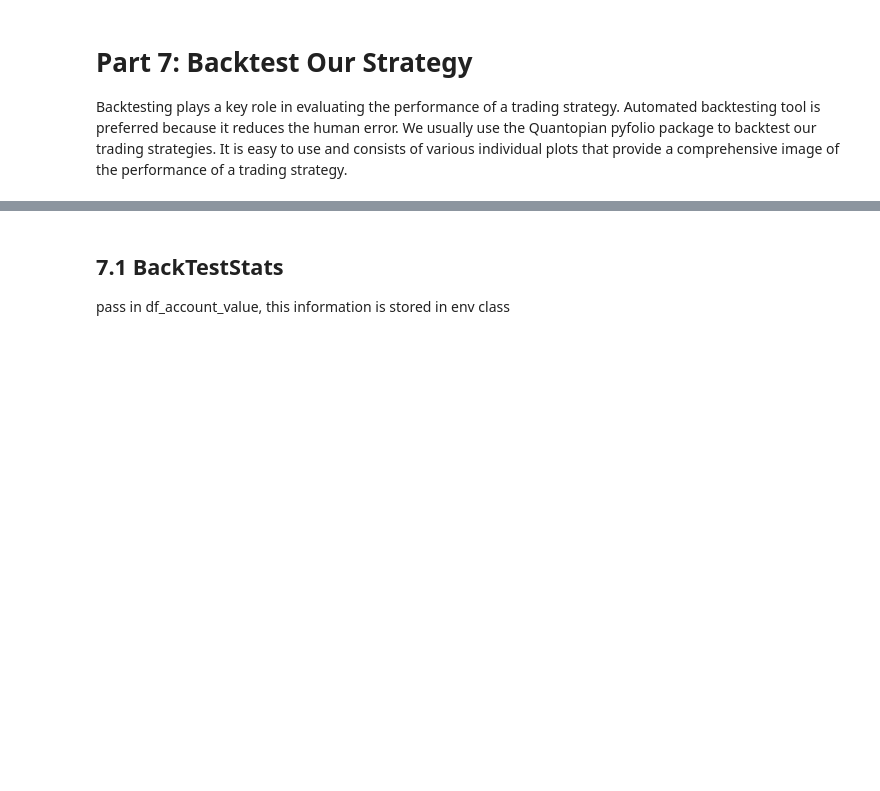
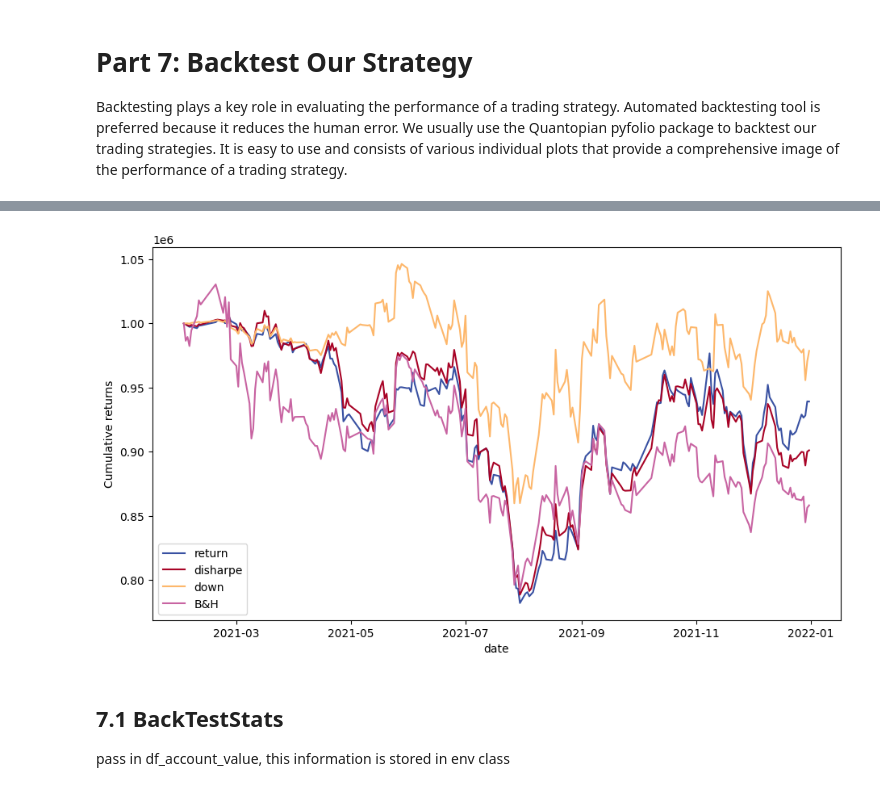
Before and after one commit to SPrense/Combined-temporal-feature-on-reinforcement-learning-for-automated-stock-trading, a Jupyter notebook: Ensemble_84.ipynb, the cells around one changed output, grey strips where cells are left out. Cells and saved outputs as stored; diff of their text form; code cells hidden in the pictures; blank space fills up the shorter version.

```diff
--- a/Ensemble_84.ipynb
+++ b/Ensemble_84.ipynb
@@ -1384,0 +1396,3 @@ df_returns
+# %%
+df_returns = df_returns1
+df_returns
@@ -1384,0 +1413,4 @@ df_returns
+# %%
+df_returns = pd.concat([df_returns,df_returns2['account_value']],axis=1)
+df_returns = pd.concat([df_returns,df_returns3['account_value']],axis=1)
+df_returns
@@ -1387,8 +1433,8 @@ df_returns = df_returns[['date','8+','3+']]
 # %%
 df_returns = pd.concat([df_returns,baseline_sse['account_value']],axis=1)
 # df_returns.columns = ['date','td3','sac','ppo','sse','ewtf']
-# %%
-df_returns.columns = ('date','8+','3+','sse')
+# %%
+df_returns.columns = ('date','return','disharpe','down','B&H')
 # %%
 df_returns = df_returns.drop('sse',axis=1)
 # %%
@@ -1398,22 +1458,24 @@ df_returns['date'] = pd.to_datetime(df_returns['date'])
 # %%
 %matplotlib inline
 import matplotlib.pyplot as plt
 plt.figure(figsize= (11,6))
 
-plt.plot(df_returns['date'],df_returns['8+'],label = 'D=8',color = (57/255,81/255,162/255))
-plt.plot(df_returns['date'],df_returns['3+'],label = 'D=3',color = (168/255,3/255,38/255))
-plt.plot(df_returns['date'],df_returns['sse'],label = 'sse',color = (253/255,183/255,107/255))
-# plt.plot(df_returns['date'],df_returns['sse'],label = 'B&H',color = (168/255,3/255,38/255))
+plt.plot(df_returns['date'],df_returns['return'],label = 'return',color = (57/255,81/255,162/255))
+plt.plot(df_returns['date'],df_returns['disharpe'],label = 'disharpe',color = (168/255,3/255,38/255))
+plt.plot(df_returns['date'],df_returns['down'],label = 'down',color = (253/255,183/255,107/255))
+plt.plot(df_returns['date'],df_returns['B&H'],label = 'B&H',color = (200/255,100/255,162/255))
 # plt.plot(df_returns['date'],df_returns['ewtf'],label = 'ewtf',color = (253/255,183/255,107/255))
 # plt.plot(df_returns['date'],df_returns['our'],label = 'our',color = (57/255,81/255,162/255))
 # plt.plot(df_returns['date'],df_returns['van'],label = 'van',color = (200/255,100/255,162/255))
 
 plt.legend()
 plt.title('')
 plt.xlabel('date')
 plt.ylabel('Cumulative returns')
 # plt.grid()
 plt.show()
+# %% [output]
+[figure, added]
 # %%
 df_returns = df_returns.reindex(columns=['date','account_value'])
 # %%
```
Also changed, not shown: parts of 5 cells of this notebook, 28 other files.
